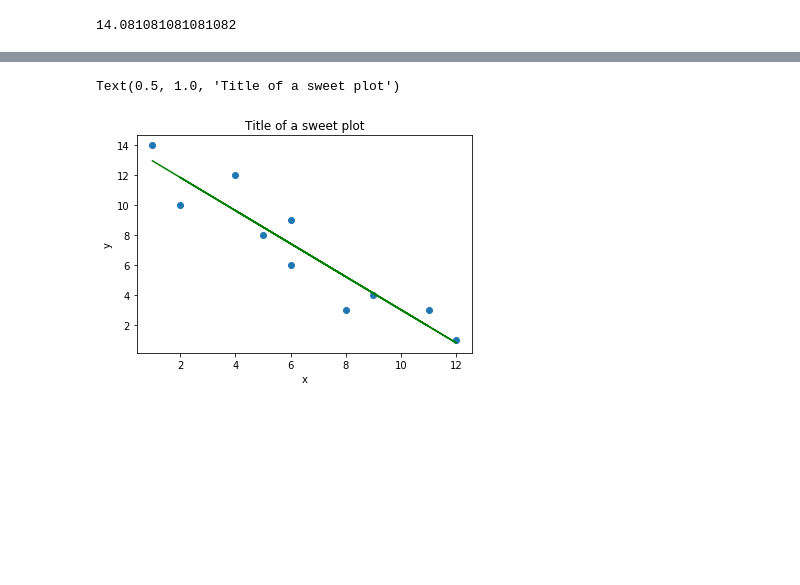
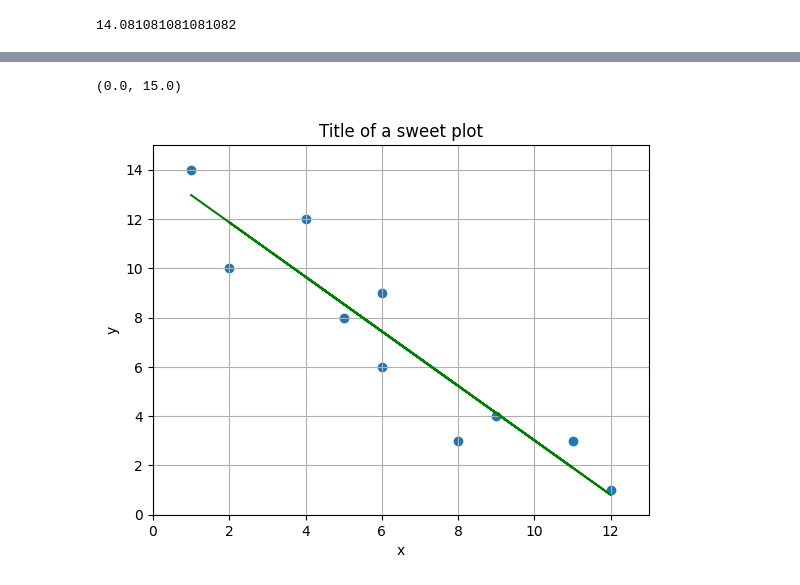
Before and after one commit to cascadiaquakes/cores2code, a Jupyter notebook: notebooks/5_leastsquares.ipynb, the cells around one changed output, grey strips where cells are left out. Saved outputs shown, nothing was run; the diff lists cells and outputs as text; code cells hidden in the pictures; blank space fills up the shorter version.

```diff
--- a/notebooks/5_leastsquares.ipynb
+++ b/notebooks/5_leastsquares.ipynb
@@ -47,18 +92,22 @@ print(b)
 # %%
 ## We will first plot the DATA (x and y values)
 ## Then we will plot the best-fit line
 
 ## Data
 plt.scatter(x,y)
 
 ## plot best fit line (y = mx + b)
 bestfitting_y = m*x + b
 plt.plot(x,bestfitting_y,color='green')
 
 ## Let's put some labels
 plt.xlabel('x')
 plt.ylabel('y')
 plt.title('Title of a sweet plot')
+
+plt.grid()
+plt.xlim(0, 13)
+plt.ylim(0, 15)
 # %% [output]
-Text(0.5, 1.0, 'Title of a sweet plot')
+(0.0, 15.0)
-[figure, old version]
+[figure, new version]
```
Also changed, not shown: parts of 9 cells of this notebook.
